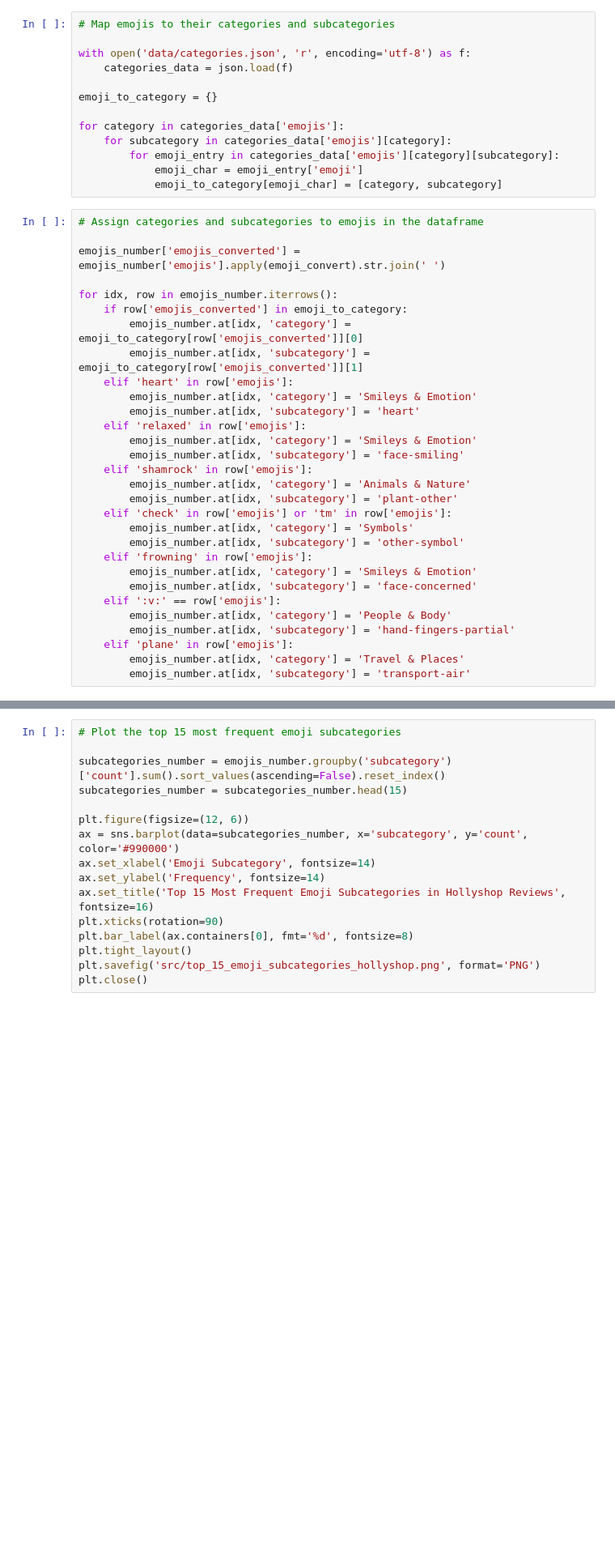
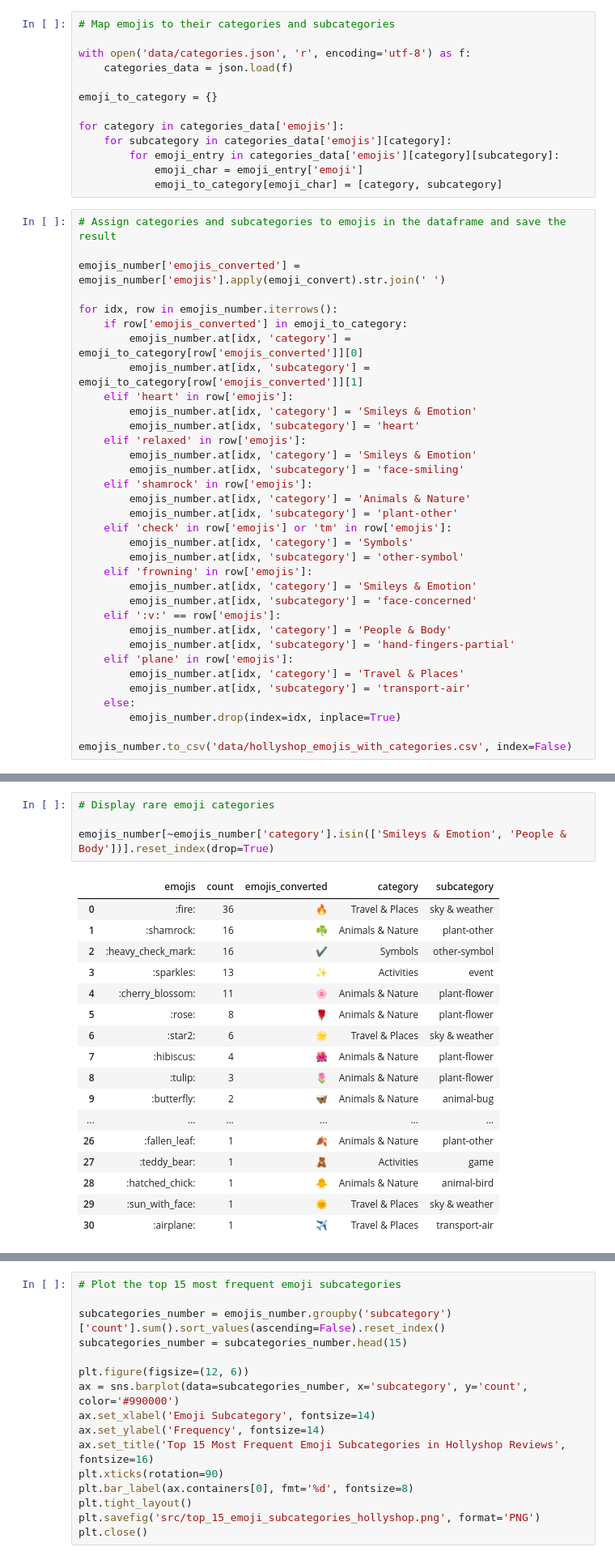
Before and after one commit to KatiaKozlova/project-datan-ma2, a Jupyter notebook: visualization.ipynb, the cells around one changed output, grey strips where cells are left out. Shown at 81% size. Cells and saved outputs as stored; diff of their text form; blank space fills up the shorter version.

```diff
--- a/visualization.ipynb
+++ b/visualization.ipynb
@@ -100,7 +100,7 @@ for category in categories_data['emojis']:
             emoji_char = emoji_entry['emoji']
             emoji_to_category[emoji_char] = [category, subcategory]
 # %%
-# Assign categories and subcategories to emojis in the dataframe
+# Assign categories and subcategories to emojis in the dataframe and save the result
 
 emojis_number['emojis_converted'] = emojis_number['emojis'].apply(emoji_convert).str.join(' ')
 
@@ -129,6 +129,10 @@ for idx, row in emojis_number.iterrows():
     elif 'plane' in row['emojis']:
         emojis_number.at[idx, 'category'] = 'Travel & Places'
         emojis_number.at[idx, 'subcategory'] = 'transport-air'
+    else:
+        emojis_number.drop(index=idx, inplace=True)
+
+emojis_number.to_csv('data/hollyshop_emojis_with_categories.csv', index=False)
 # %%
 # Plot the top 15 most frequent emoji categories
 
@@ -146 +150,23 @@ plt.savefig('src/top_15_emoji_categories_hollyshop.png', format='PNG')
 plt.close()
+# %%
+# Display rare emoji categories
+
+emojis_number[~emojis_number['category'].isin(['Smileys & Emotion', 'People & Body'])].reset_index(drop=True)
+# %% [output]
+|  | emojis | count | emojis_converted | category | subcategory |
+| 0 | :fire: | 36 | 🔥 | Travel & Places | sky & weather |
+| 1 | :shamrock: | 16 | ☘️ | Animals & Nature | plant-other |
+| 2 | :heavy_check_mark: | 16 | ✔️ | Symbols | other-symbol |
+| 3 | :sparkles: | 13 | ✨ | Activities | event |
+| 4 | :cherry_blossom: | 11 | 🌸 | Animals & Nature | plant-flower |
+| 5 | :rose: | 8 | 🌹 | Animals & Nature | plant-flower |
+| 6 | :star2: | 6 | 🌟 | Travel & Places | sky & weather |
+| 7 | :hibiscus: | 4 | 🌺 | Animals & Nature | plant-flower |
+| 8 | :tulip: | 3 | 🌷 | Animals & Nature | plant-flower |
+| 9 | :butterfly: | 2 | 🦋 | Animals & Nature | animal-bug |
+| ... | ... | ... | ... | ... | ... |
+| 26 | :fallen_leaf: | 1 | 🍂 | Animals & Nature | plant-other |
+| 27 | :teddy_bear: | 1 | 🧸 | Activities | game |
+| 28 | :hatched_chick: | 1 | 🐥 | Animals & Nature | animal-bird |
+| 29 | :sun_with_face: | 1 | 🌞 | Travel & Places | sky & weather |
+| 30 | :airplane: | 1 | ✈️ | Travel & Places | transport-air |
```
Also changed, not shown: parts of 8 cells of this notebook, 11 other files.
